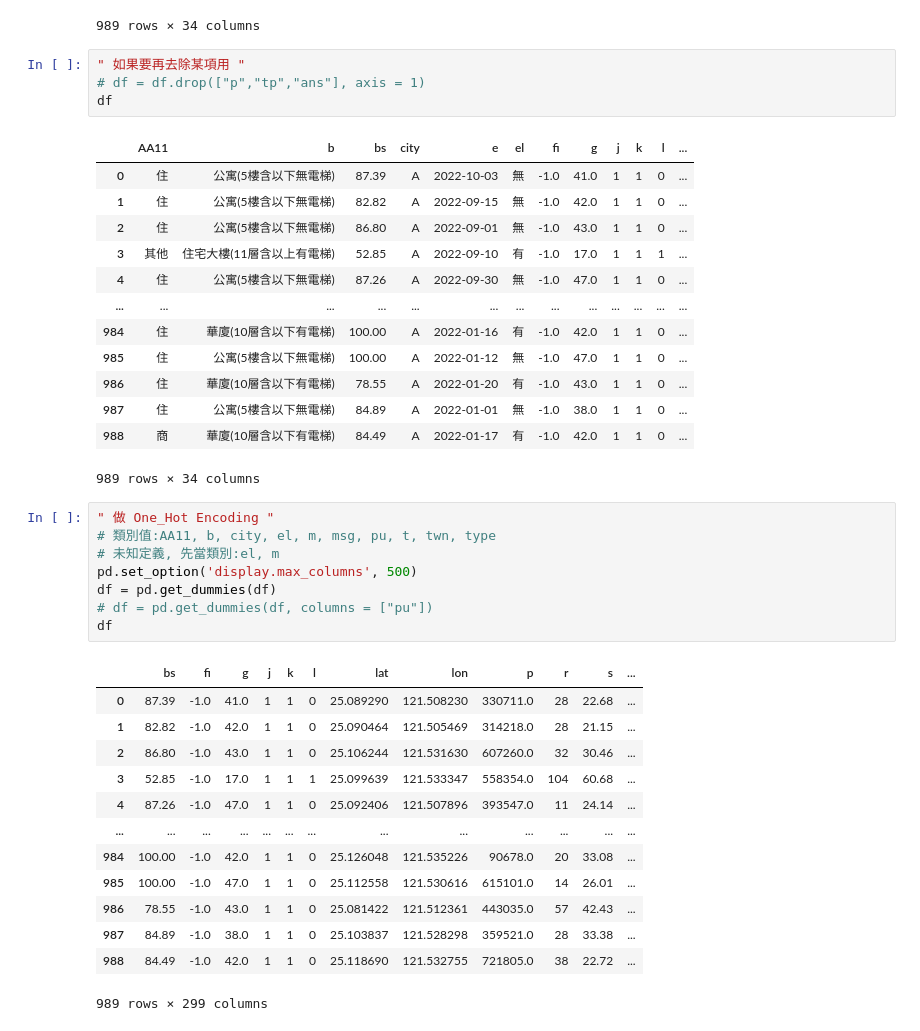
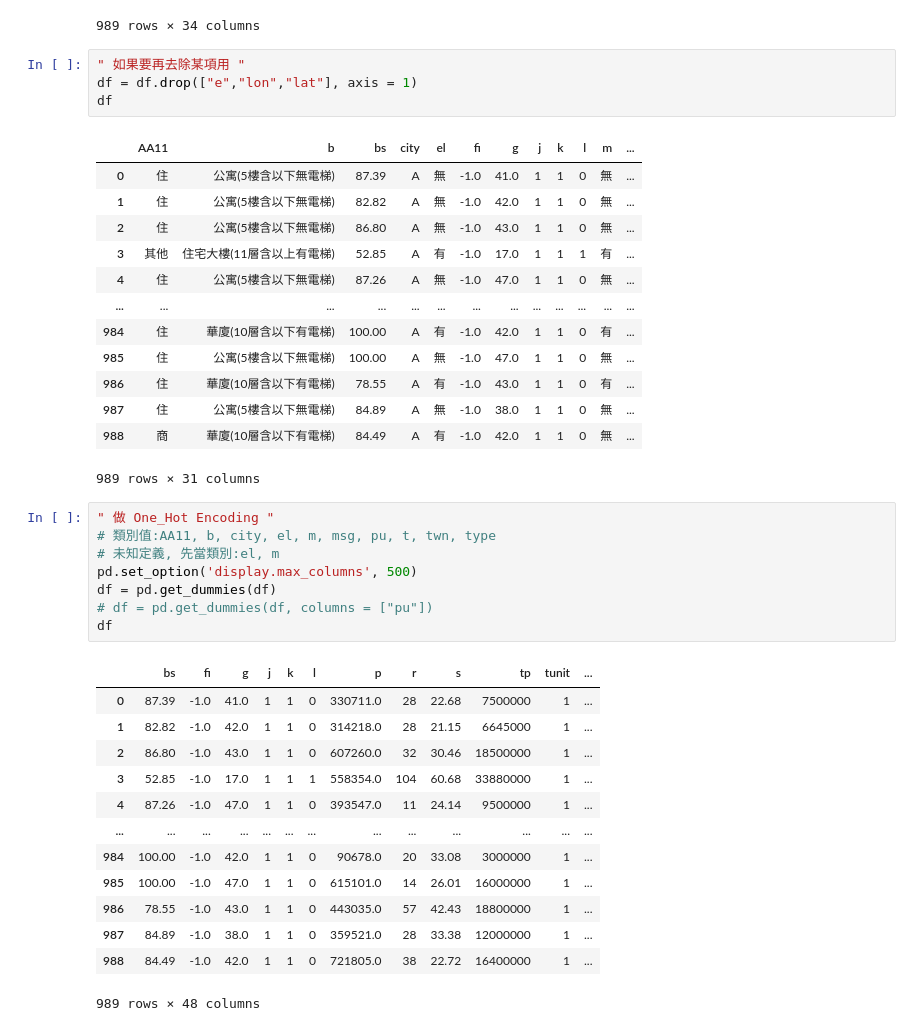
Before and after one commit to Liang130520/Tibame-TeamProject, a Jupyter notebook: TeamProject_api_模型_2版_決策樹featurename.ipynb, the cells around one changed output. Cells and saved outputs as stored; diff of their text form.

```diff
--- a/TeamProject_api_模型_2版_決策樹featurename.ipynb
+++ b/TeamProject_api_模型_2版_決策樹featurename.ipynb
@@ -34,22 +34,22 @@ df
 989 rows × 34 columns
 # %%
 " 如果要再去除某項用 "
-# df = df.drop(["p","tp","ans"], axis = 1)
+df = df.drop(["e","lon","lat"], axis = 1)
 df
 # %% [output]
-|  | AA11 | b | bs | city | e | el | fi | g | j | k | l | ... |
-| 0 | 住 | 公寓(5樓含以下無電梯) | 87.39 | A | 2022-10-03 | 無 | -1.0 | 41.0 | 1 | 1 | 0 | ... |
-| 1 | 住 | 公寓(5樓含以下無電梯) | 82.82 | A | 2022-09-15 | 無 | -1.0 | 42.0 | 1 | 1 | 0 | ... |
-| 2 | 住 | 公寓(5樓含以下無電梯) | 86.80 | A | 2022-09-01 | 無 | -1.0 | 43.0 | 1 | 1 | 0 | ... |
-| 3 | 其他 | 住宅大樓(11層含以上有電梯) | 52.85 | A | 2022-09-10 | 有 | -1.0 | 17.0 | 1 | 1 | 1 | ... |
-| 4 | 住 | 公寓(5樓含以下無電梯) | 87.26 | A | 2022-09-30 | 無 | -1.0 | 47.0 | 1 | 1 | 0 | ... |
+|  | AA11 | b | bs | city | el | fi | g | j | k | l | m | ... |
+| 0 | 住 | 公寓(5樓含以下無電梯) | 87.39 | A | 無 | -1.0 | 41.0 | 1 | 1 | 0 | 無 | ... |
+| 1 | 住 | 公寓(5樓含以下無電梯) | 82.82 | A | 無 | -1.0 | 42.0 | 1 | 1 | 0 | 無 | ... |
+| 2 | 住 | 公寓(5樓含以下無電梯) | 86.80 | A | 無 | -1.0 | 43.0 | 1 | 1 | 0 | 無 | ... |
+| 3 | 其他 | 住宅大樓(11層含以上有電梯) | 52.85 | A | 有 | -1.0 | 17.0 | 1 | 1 | 1 | 有 | ... |
+| 4 | 住 | 公寓(5樓含以下無電梯) | 87.26 | A | 無 | -1.0 | 47.0 | 1 | 1 | 0 | 無 | ... |
 | ... | ... | ... | ... | ... | ... | ... | ... | ... | ... | ... | ... | ... |
-| 984 | 住 | 華廈(10層含以下有電梯) | 100.00 | A | 2022-01-16 | 有 | -1.0 | 42.0 | 1 | 1 | 0 | ... |
-| 985 | 住 | 公寓(5樓含以下無電梯) | 100.00 | A | 2022-01-12 | 無 | -1.0 | 47.0 | 1 | 1 | 0 | ... |
-| 986 | 住 | 華廈(10層含以下有電梯) | 78.55 | A | 2022-01-20 | 有 | -1.0 | 43.0 | 1 | 1 | 0 | ... |
-| 987 | 住 | 公寓(5樓含以下無電梯) | 84.89 | A | 2022-01-01 | 無 | -1.0 | 38.0 | 1 | 1 | 0 | ... |
-| 988 | 商 | 華廈(10層含以下有電梯) | 84.49 | A | 2022-01-17 | 有 | -1.0 | 42.0 | 1 | 1 | 0 | ... |
+| 984 | 住 | 華廈(10層含以下有電梯) | 100.00 | A | 有 | -1.0 | 42.0 | 1 | 1 | 0 | 有 | ... |
+| 985 | 住 | 公寓(5樓含以下無電梯) | 100.00 | A | 無 | -1.0 | 47.0 | 1 | 1 | 0 | 無 | ... |
+| 986 | 住 | 華廈(10層含以下有電梯) | 78.55 | A | 有 | -1.0 | 43.0 | 1 | 1 | 0 | 有 | ... |
+| 987 | 住 | 公寓(5樓含以下無電梯) | 84.89 | A | 無 | -1.0 | 38.0 | 1 | 1 | 0 | 無 | ... |
+| 988 | 商 | 華廈(10層含以下有電梯) | 84.49 | A | 有 | -1.0 | 42.0 | 1 | 1 | 0 | 無 | ... |
-989 rows × 34 columns
+989 rows × 31 columns
 # %%
 " 做 One_Hot Encoding "
 # 類別值:AA11, b, city, el, m, msg, pu, t, twn, type
@@ -59,17 +59,17 @@ df = pd.get_dummies(df)
 # df = pd.get_dummies(df, columns = ["pu"])
 df
 # %% [output]
-|  | bs | fi | g | j | k | l | lat | lon | p | r | s | ... |
-| 0 | 87.39 | -1.0 | 41.0 | 1 | 1 | 0 | 25.089290 | 121.508230 | 330711.0 | 28 | 22.68 | ... |
-| 1 | 82.82 | -1.0 | 42.0 | 1 | 1 | 0 | 25.090464 | 121.505469 | 314218.0 | 28 | 21.15 | ... |
-| 2 | 86.80 | -1.0 | 43.0 | 1 | 1 | 0 | 25.106244 | 121.531630 | 607260.0 | 32 | 30.46 | ... |
-| 3 | 52.85 | -1.0 | 17.0 | 1 | 1 | 1 | 25.099639 | 121.533347 | 558354.0 | 104 | 60.68 | ... |
-| 4 | 87.26 | -1.0 | 47.0 | 1 | 1 | 0 | 25.092406 | 121.507896 | 393547.0 | 11 | 24.14 | ... |
+|  | bs | fi | g | j | k | l | p | r | s | tp | tunit | ... |
+| 0 | 87.39 | -1.0 | 41.0 | 1 | 1 | 0 | 330711.0 | 28 | 22.68 | 7500000 | 1 | ... |
+| 1 | 82.82 | -1.0 | 42.0 | 1 | 1 | 0 | 314218.0 | 28 | 21.15 | 6645000 | 1 | ... |
+| 2 | 86.80 | -1.0 | 43.0 | 1 | 1 | 0 | 607260.0 | 32 | 30.46 | 18500000 | 1 | ... |
+| 3 | 52.85 | -1.0 | 17.0 | 1 | 1 | 1 | 558354.0 | 104 | 60.68 | 33880000 | 1 | ... |
+| 4 | 87.26 | -1.0 | 47.0 | 1 | 1 | 0 | 393547.0 | 11 | 24.14 | 9500000 | 1 | ... |
 | ... | ... | ... | ... | ... | ... | ... | ... | ... | ... | ... | ... | ... |
-| 984 | 100.00 | -1.0 | 42.0 | 1 | 1 | 0 | 25.126048 | 121.535226 | 90678.0 | 20 | 33.08 | ... |
-| 985 | 100.00 | -1.0 | 47.0 | 1 | 1 | 0 | 25.112558 | 121.530616 | 615101.0 | 14 | 26.01 | ... |
-| 986 | 78.55 | -1.0 | 43.0 | 1 | 1 | 0 | 25.081422 | 121.512361 | 443035.0 | 57 | 42.43 | ... |
-| 987 | 84.89 | -1.0 | 38.0 | 1 | 1 | 0 | 25.103837 | 121.528298 | 359521.0 | 28 | 33.38 | ... |
-| 988 | 84.49 | -1.0 | 42.0 | 1 | 1 | 0 | 25.118690 | 121.532755 | 721805.0 | 38 | 22.72 | ... |
+| 984 | 100.00 | -1.0 | 42.0 | 1 | 1 | 0 | 90678.0 | 20 | 33.08 | 3000000 | 1 | ... |
+| 985 | 100.00 | -1.0 | 47.0 | 1 | 1 | 0 | 615101.0 | 14 | 26.01 | 16000000 | 1 | ... |
+| 986 | 78.55 | -1.0 | 43.0 | 1 | 1 | 0 | 443035.0 | 57 | 42.43 | 18800000 | 1 | ... |
+| 987 | 84.89 | -1.0 | 38.0 | 1 | 1 | 0 | 359521.0 | 28 | 33.38 | 12000000 | 1 | ... |
+| 988 | 84.49 | -1.0 | 42.0 | 1 | 1 | 0 | 721805.0 | 38 | 22.72 | 16400000 | 1 | ... |
-989 rows × 299 columns
+989 rows × 48 columns
 # %%
```
Also changed, not shown: parts of 2 cells of this notebook.
